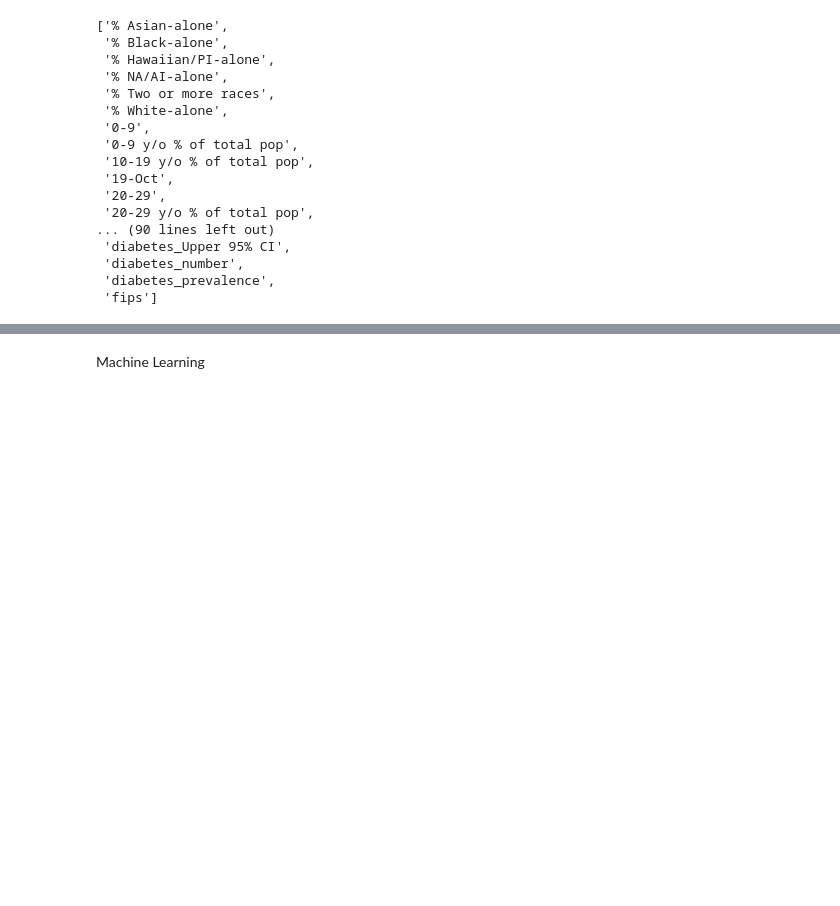
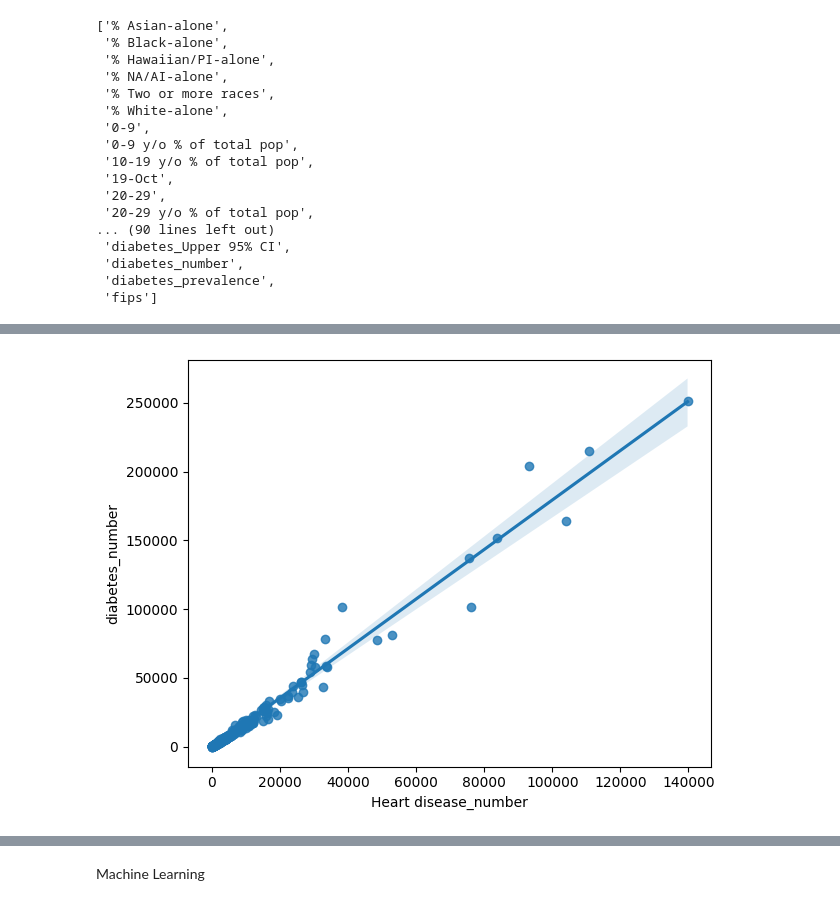
Before and after one commit to jronald88/regularised_linear_reg, a Jupyter notebook: src/explore.ipynb, the cells around one changed output, grey strips where cells are left out. Drawn from its saved outputs; the diff is of its cells as text; code cells hidden in the pictures; blank space fills up the shorter version.

```diff
--- a/src/explore.ipynb
+++ b/src/explore.ipynb
@@ -106,0 +112,6 @@ df_list
+# %%
+sns.regplot(data=df[df["Heart disease_number"]<200000].sample(500), x="Heart disease_number", y="diabetes_number")
+plt.tight_layout()
+plt.show()
+# %% [output]
+[figure, added]
```
Also changed, not shown: parts of 7 cells of this notebook.
